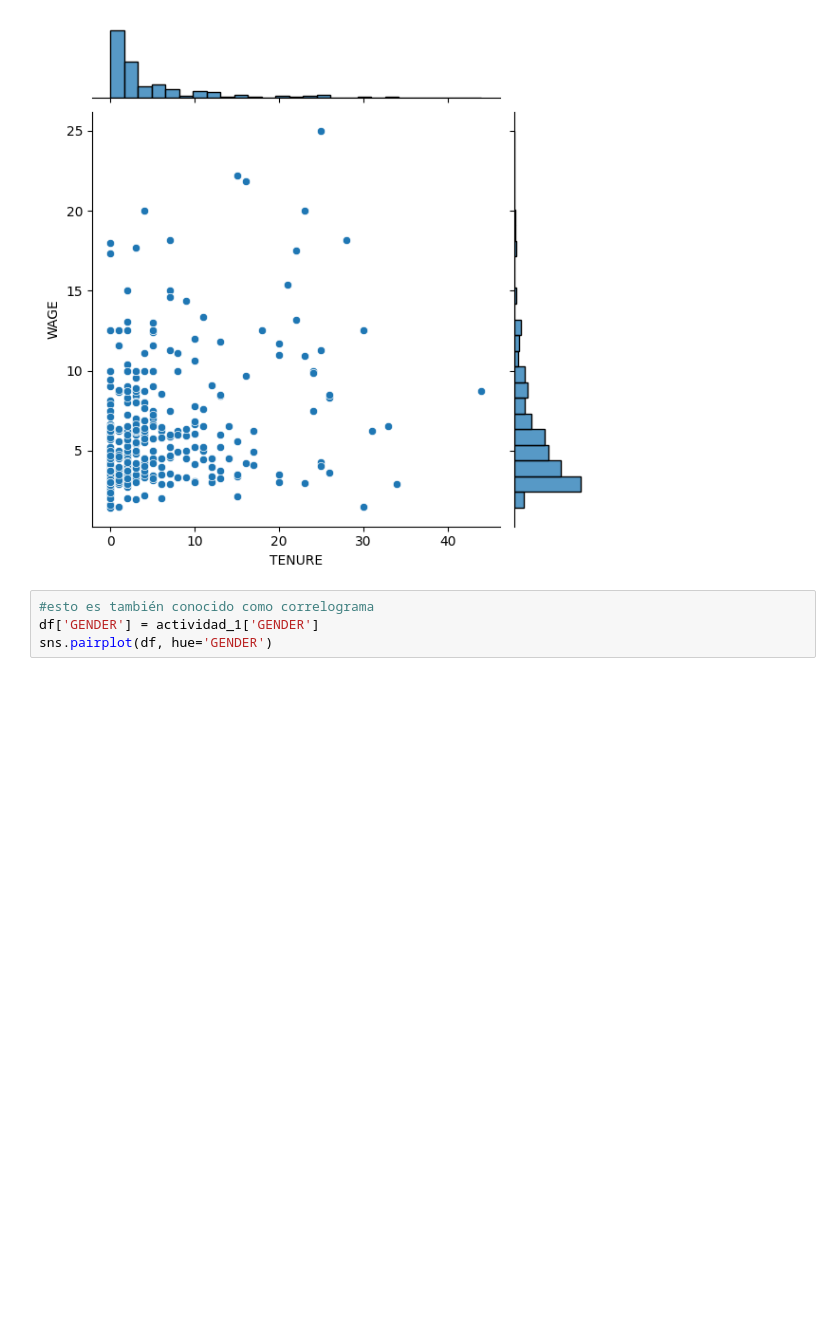
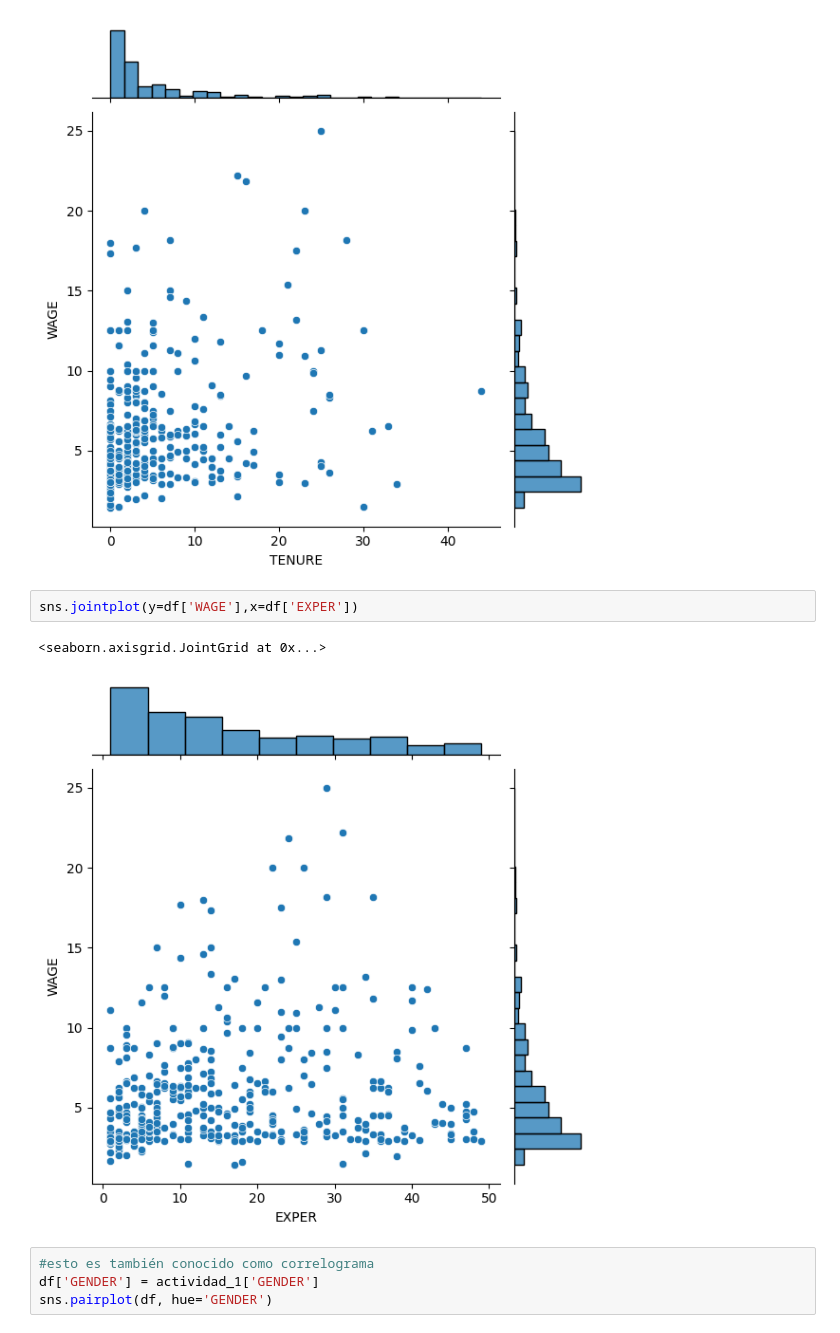
Before and after one commit to v1sstar/machine_learning_project, a Jupyter notebook: Taller_actividad_1.ipynb, the cells around one changed output. Saved outputs shown, nothing was run; the diff lists cells and outputs as text; blank space fills up the shorter version.

```diff
--- a/Taller_actividad_1.ipynb
+++ b/Taller_actividad_1.ipynb
@@ -295,6 +275,11 @@ sns.jointplot(y=df['WAGE'],x=df['TENURE'])
 # %% [output]
 <seaborn.axisgrid.JointGrid at 0x...>
 [figure]
+# %%
+sns.jointplot(y=df['WAGE'],x=df['EXPER'])
+# %% [output]
+<seaborn.axisgrid.JointGrid at 0x...>
+[figure, added]
 # %%
 #esto es también conocido como correlograma
 df['GENDER'] = actividad_1['GENDER']
```
Also changed, not shown: parts of 8 cells of this notebook.
